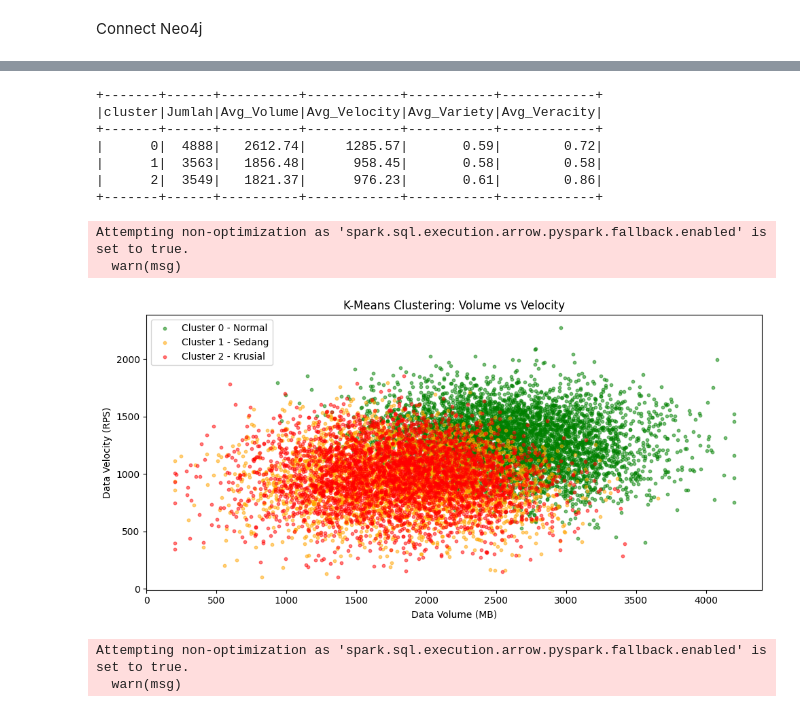
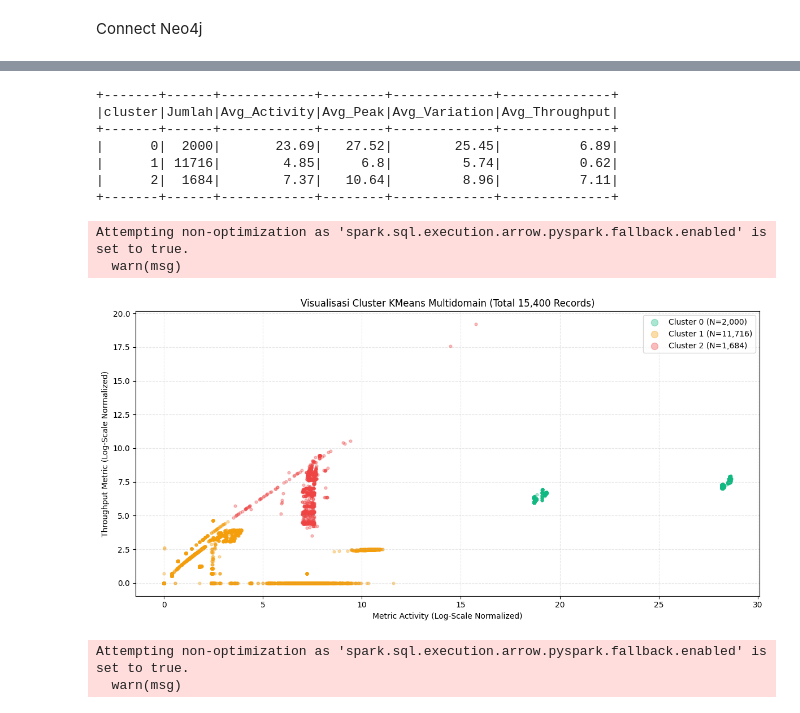
Before and after one commit to Akhelois/Big_Data_Large_Scale_MultiDomain, a Jupyter notebook: backend/model/main.ipynb, the cells around one changed output, grey strips where cells are left out. Drawn from its saved outputs; the diff is of its cells as text; code cells hidden in the pictures.

```diff
--- a/backend/model/main.ipynb
+++ b/backend/model/main.ipynb
@@ -27,8 +36,2 @@ HADOOP_NAMENODE = "hdfs://localhost:9000"
 # %% [markdown]
 Untuk Buat SparkSession
-# %%
-spark = SparkSession.builder \
-    .appName("Analisis Performa dan Deteksi Anomali Sistem IoT Multidomain") \
-    .config("spark.hadoop.fs.defaultFS", HADOOP_NAMENODE) \
-    .master("local[*]") \
-    .getOrCreate()
@@ -242,0 +436,11 @@ feature_cols = ["Sensor_Count", "Data_Volume_MB", "Data_Velocity_RPS", "Data_Var
+# %%
+target_cols = ["Target_Label", "Target_Type"]
+model_feature_cols = [
+    "Metric_Activity",
+    "Metric_Peak",
+    "Metric_Variation",
+    "Throughput_Metric"
+]
+feature_cols = model_feature_cols
+print(f"Fitur analisis aktif: {feature_cols}")
+print(f"Target tersedia: {target_cols}")
@@ -316,44 +523,48 @@ Silhouette Score: 0.3129
 # %%
 df_clustered.groupBy("cluster").agg(
     F.count("*").alias("Jumlah"),
-    F.round(F.avg("Data_Volume_MB"), 2).alias("Avg_Volume"),
-    F.round(F.avg("Data_Velocity_RPS"), 2).alias("Avg_Velocity"),
-    F.round(F.avg("Data_Variety_Score"), 2).alias("Avg_Variety"),
-    F.round(F.avg("Data_Veracity_Score"), 2).alias("Avg_Veracity")
+    F.round(F.avg("Metric_Activity"), 2).alias("Avg_Activity"),
+    F.round(F.avg("Metric_Peak"), 2).alias("Avg_Peak"),
+    F.round(F.avg("Metric_Variation"), 2).alias("Avg_Variation"),
+    F.round(F.avg("Throughput_Metric"), 2).alias("Avg_Throughput")
 ).orderBy("cluster").show()
 # %% [output]
-+-------+------+----------+------------+-----------+------------+
-|cluster|Jumlah|Avg_Volume|Avg_Velocity|Avg_Variety|Avg_Veracity|
-+-------+------+----------+------------+-----------+------------+
-|      0|  4888|   2612.74|     1285.57|       0.59|        0.72|
-|      1|  3563|   1856.48|      958.45|       0.58|        0.58|
-|      2|  3549|   1821.37|      976.23|       0.61|        0.86|
-+-------+------+----------+------------+-----------+------------+
++-------+------+------------+--------+-------------+--------------+
+|cluster|Jumlah|Avg_Activity|Avg_Peak|Avg_Variation|Avg_Throughput|
++-------+------+------------+--------+-------------+--------------+
+|      0|  2000|       23.69|   27.52|        25.45|          6.89|
+|      1| 11716|        4.85|     6.8|         5.74|          0.62|
+|      2|  1684|        7.37|   10.64|         8.96|          7.11|
++-------+------+------------+--------+-------------+--------------+
 # %%
 pdf_clustered = df_clustered.select(
-    "Data_Volume_MB", "Data_Velocity_RPS", "Data_Variety_Score",
-    "Data_Veracity_Score", "Domain_Type", "cluster"
+    "Metric_Activity", "Throughput_Metric", "Metric_Peak", "cluster"
 ).toPandas()
 # %% [output]
 Attempting non-optimization as 'spark.sql.execution.arrow.pyspark.fallback.enabled' is set to true.
   warn(msg)
 # %%
-plt.figure(figsize=(10, 5))
-colors = {0: "green", 1: "orange", 2: "red"}
-labels = {0: "Cluster 0 - Normal", 1: "Cluster 1 - Sedang", 2: "Cluster 2 - Krusial"}
-
-for cluster_id in sorted(pdf_clustered["cluster"].unique()):
-    subset = pdf_clustered[pdf_clustered["cluster"] == cluster_id]
-    plt.scatter(subset["Data_Volume_MB"], subset["Data_Velocity_RPS"],
-                c=colors[cluster_id], label=labels[cluster_id], alpha=0.5, s=10)
-
-plt.xlabel("Data Volume (MB)")
-plt.ylabel("Data Velocity (RPS)")
-plt.title("K-Means Clustering: Volume vs Velocity")
-plt.legend()
+plt.figure(figsize=(12, 6))
+colors = {0: "#10b981", 1: "#f59e0b", 2: "#ef4444", 3: "#8b5cf6"}
+unique_clusters = sorted(pdf_clustered["cluster"].unique())
+for c in unique_clusters:
+    subset = pdf_clustered[pdf_clustered["cluster"] == c]
+    plt.scatter(
+        subset["Metric_Activity"],
+        subset["Throughput_Metric"],
+        c=colors.get(c, "#3b82f6"),
+        label=f"Cluster {c} (N={len(subset):,})",
+        alpha=0.35,
+        s=12,
+    )
+plt.xlabel("Metric Activity (Log-Scale Normalized)")
+plt.ylabel("Throughput Metric (Log-Scale Normalized)")
+plt.title("Visualisasi Cluster KMeans Multidomain (Total 15,400 Records)")
+plt.legend(loc="upper right", markerscale=2.5)
+plt.grid(True, linestyle="--", alpha=0.3)
 plt.tight_layout()
 plt.savefig("kmeans_clustering.png", dpi=150)
 plt.show()
 # %% [output]
-[figure, old version]
+[figure, new version]
 # %%
```
Also changed, not shown: parts of 55 cells of this notebook, 57 other files.
